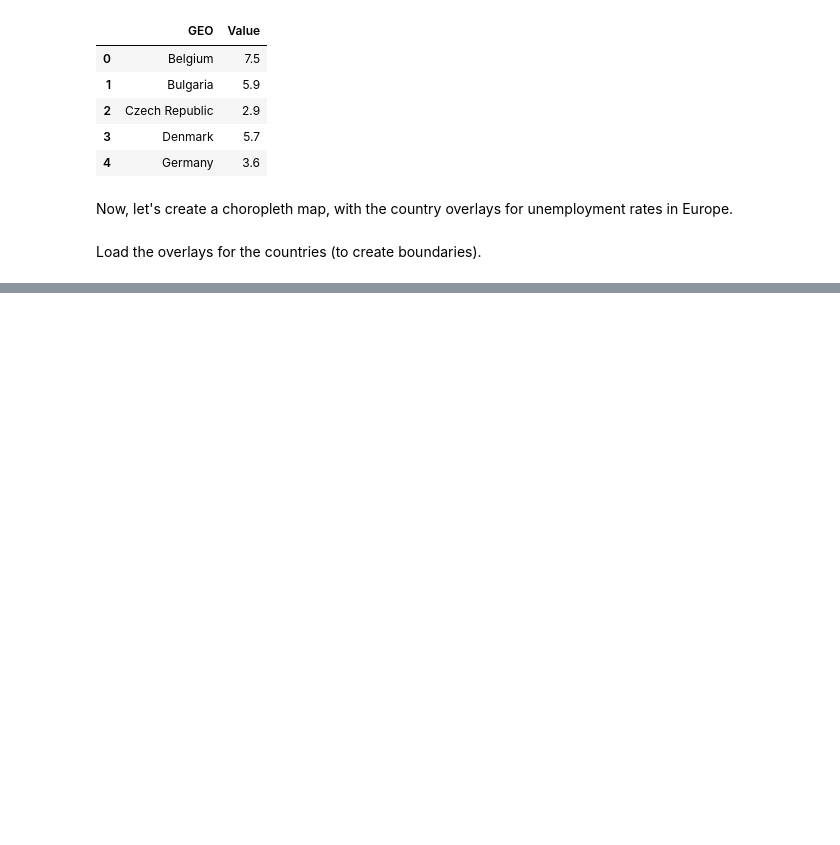
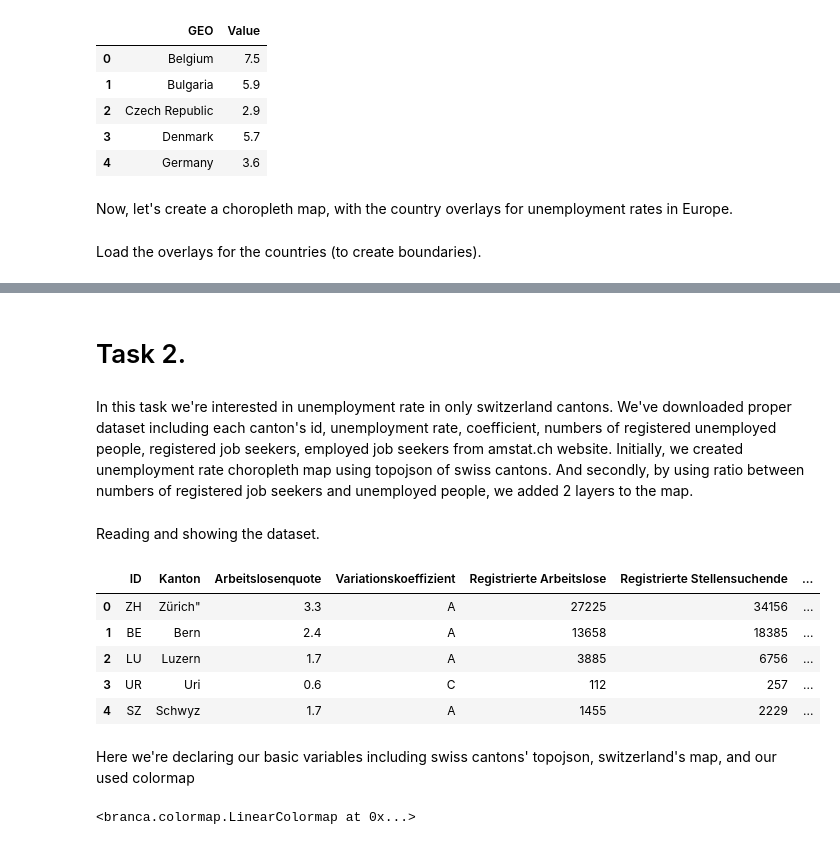
Before and after one commit to antonino-barbera/seanbi, a Jupyter notebook: HW3/Homework 3.ipynb, the cells around one changed output, grey strips where cells are left out. Drawn from its saved outputs; the diff is of its cells as text; code cells hidden in the pictures; blank space fills up the shorter version.

```diff
--- a/HW3/Homework 3.ipynb
+++ b/HW3/Homework 3.ipynb
@@ -120,3 +120,35 @@ folium.LayerControl().add_to(m)
 m
 # %% [output]
 [interactive output not drawn]
+# %% [markdown]
+# Task 2.
+# %% [markdown]
+In this task we're interested in unemployment rate in only switzerland cantons. We've downloaded proper dataset including each canton's id, unemployment rate, coefficient, numbers of registered unemployed people, registered job seekers, employed job seekers from amstat.ch website. Initially, we created unemployment rate choropleth map using topojson of swiss cantons. And secondly, by using ratio between numbers of registered job seekers and unemployed people, we added 2 layers to the map.
+# %% [markdown]
+Reading and showing the dataset.
+# %%
+#Reading dataset
+amstat=pd.read_csv('amstat.csv')
+amstat.head(5)
+# %% [output]
+|  | ID | Kanton | Arbeitslosenquote | Variationskoeffizient | Registrierte Arbeitslose | Registrierte Stellensuchende | ... |
+| 0 | ZH | Zürich" | 3.3 | A | 27225 | 34156 | ... |
+| 1 | BE | Bern | 2.4 | A | 13658 | 18385 | ... |
+| 2 | LU | Luzern | 1.7 | A | 3885 | 6756 | ... |
+| 3 | UR | Uri | 0.6 | C | 112 | 257 | ... |
+| 4 | SZ | Schwyz | 1.7 | A | 1455 | 2229 | ... |
+# %% [markdown]
+Here we're declaring our basic variables including swiss cantons' topojson, switzerland's map, and our used colormap
+# %%
+#creating the map and loading the json
+swiss=[46.8182, 8.2275]
+m = folium.Map(location=swiss, zoom_start=7)
+swiss_json = json.load(open('topojson/ch-cantons.topojson.json'))
+#creating colormap function
+from branca.colormap import linear
+color = linear.OrRd.scale(
+    amstat["Arbeitslosenquote"].min(),
+    amstat["Arbeitslosenquote"].max())
+color
+# %% [output]
+<branca.colormap.LinearColormap at 0x...>
```
Also changed, not shown: parts of 7 cells of this notebook, 2 other files.
